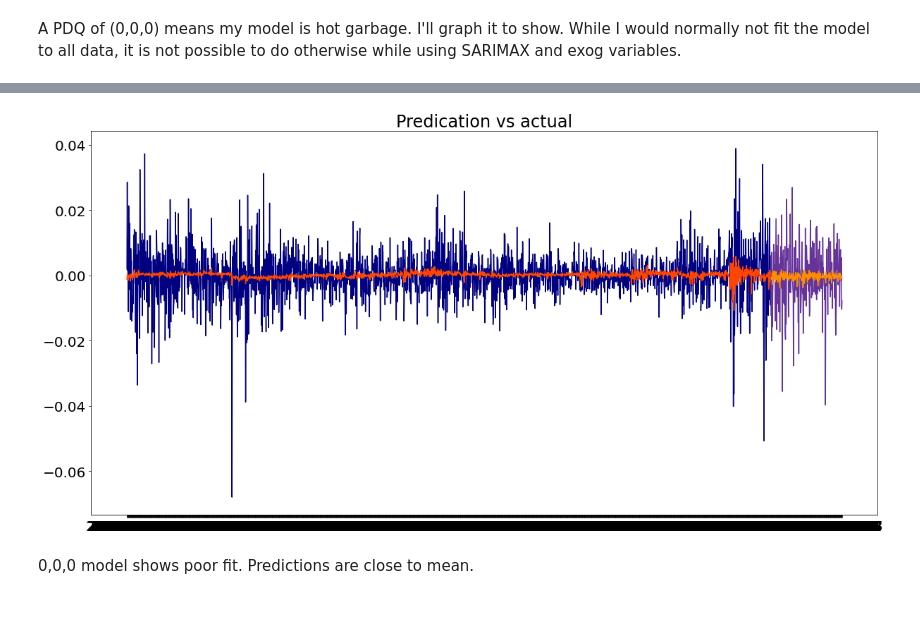
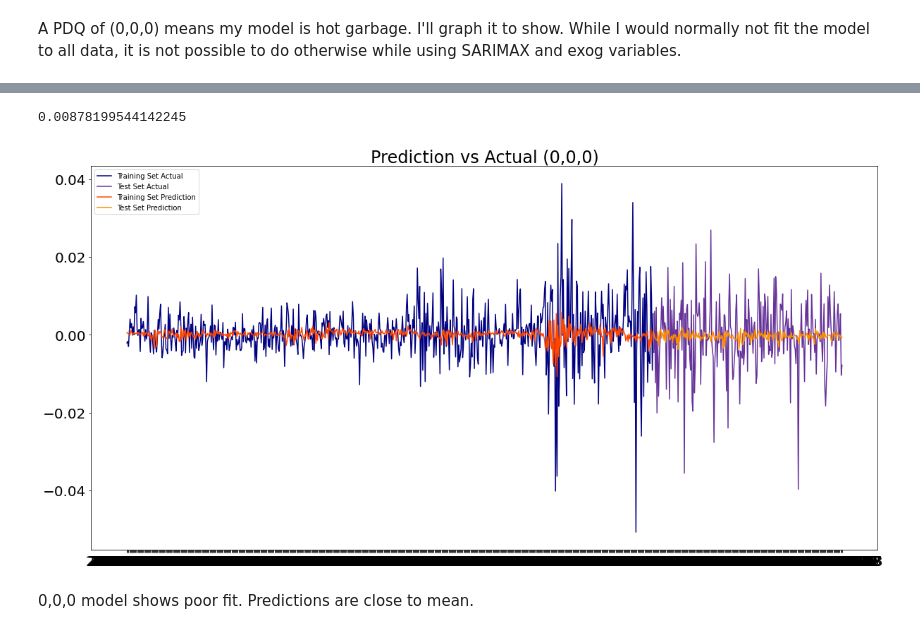
Before and after one commit to demondy/Gold_Price_Prediction, a Jupyter notebook: modeling.ipynb, the cells around one changed output, grey strips where cells are left out. Drawn from its saved outputs; the diff is of its cells as text; code cells hidden in the pictures.

```diff
--- a/modeling.ipynb
+++ b/modeling.ipynb
@@ -229,18 +229,25 @@ Warnings:
 [1] Covariance matrix calculated using the outer product of gradients (complex-step).
 # %%
 train_preds = mod1.predict(start=endog_train.index[0], end=endog_train.index[-1], exog=exog_train)
-test_preds = mod1.predict(start=endog_test.index[1], end=endog_test.index[-1],  exog=exog_test)
+test_preds = mod1.predict(start=endog_test.index[0], end=endog_test.index[-1],  exog=exog_test)
+# %%
+RMSE1 = mean_squared_error(endog_test, test_preds, squared=False)
+print(RMSE1)
+# %% [output]
+0.00878199544142245
 # %%
 plt.figure(figsize=(20,10))
-plt.plot(endog_train.index, endog_train.values, color = 'navy')
-plt.plot(endog_test.index, endog_test.values, color = 'rebeccapurple')
-plt.plot(train_preds, color = 'orangered')
-plt.plot(test_preds, color = 'darkorange')
-plt.title(label = 'Predication vs actual', fontsize=24)
+plt.plot(endog_train.iloc[1500:], color='navy', label='Training Set Actual')
+plt.plot(endog_test, color = 'rebeccapurple', label='Test Set Actual')
+plt.plot(train_preds.iloc[1500:], color = 'orangered', label='Training Set Prediction')
+plt.plot(test_preds, color = 'darkorange', label='Test Set Prediction')
 
+plt.title(label = 'Prediction vs Actual (0,0,0)', fontsize=24)
+plt.legend(loc="upper left")
 plt.xticks(fontsize=20)
 plt.yticks(fontsize=20);
+#plt.savefig('./visuals/sarimax1.png')
 # %% [output]
-[figure, old version]
+[figure, new version]
 # %% [markdown]
 0,0,0 model shows poor fit. Predictions are close to mean.
```
Also changed, not shown: parts of 10 cells of this notebook, 2 other files.
